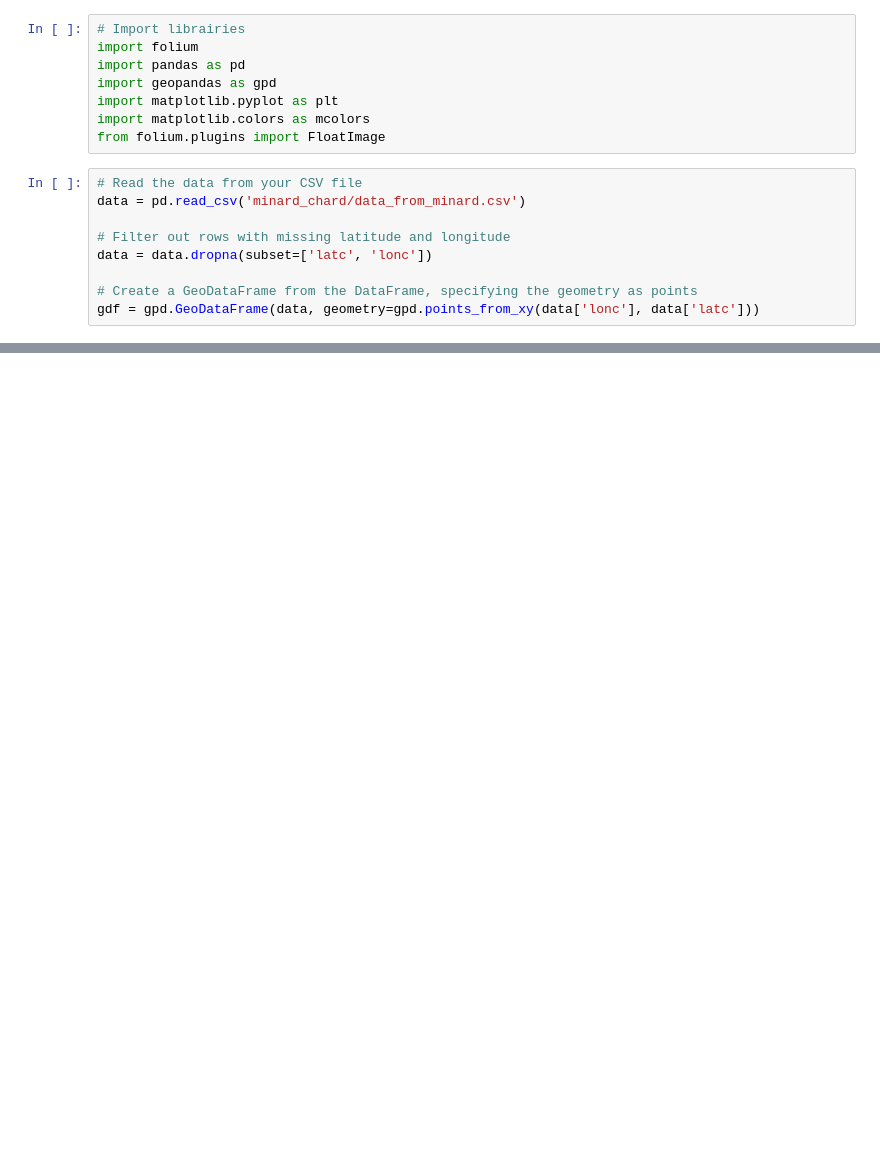
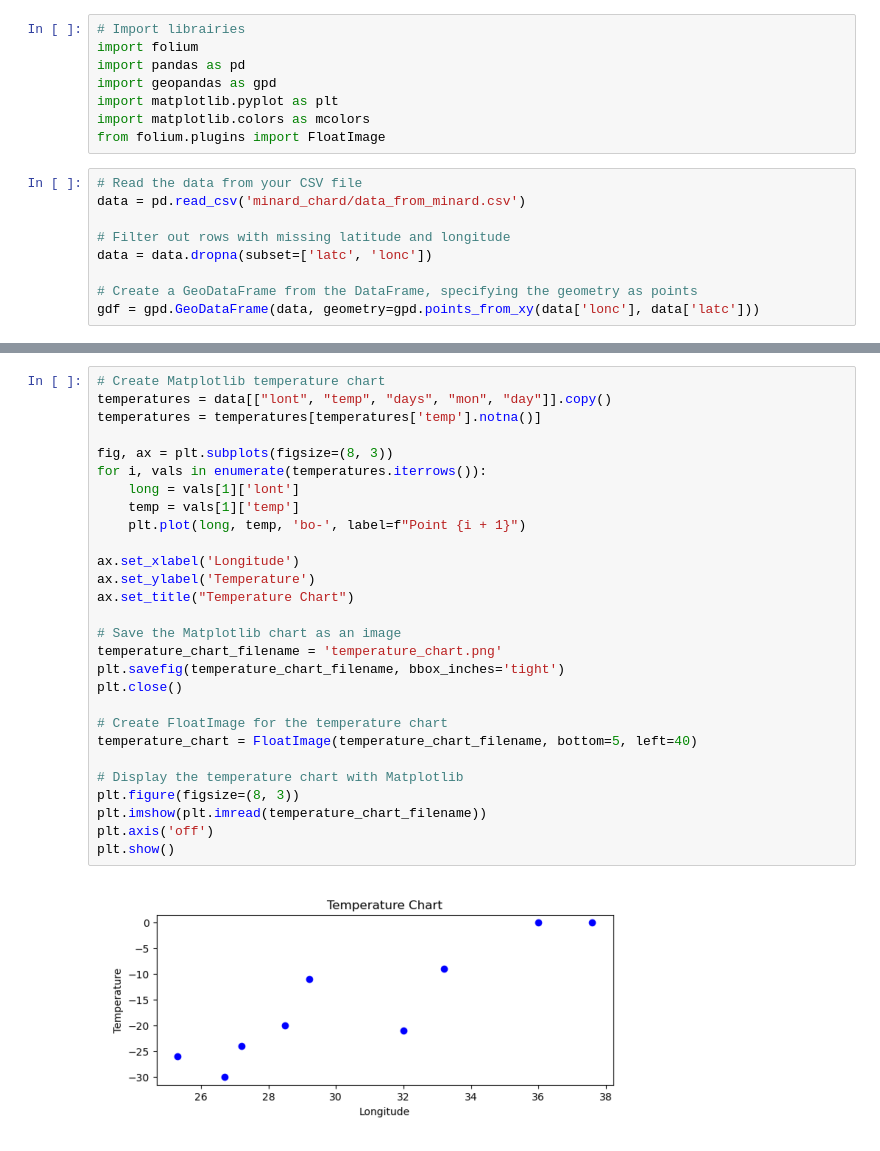
Before and after one commit to nalbert9/Tech, a Jupyter notebook: minard_chard.ipynb, the cells around one changed output, grey strips where cells are left out. Drawn from its saved outputs; the diff is of its cells as text; blank space fills up the shorter version.

Commit message:
Added temperature plot

```diff
--- a/minard_chard.ipynb
+++ b/minard_chard.ipynb
@@ -41,3 +41,33 @@ for index, row in gdf.iterrows():
 m
 # %% [output]
 [interactive output not drawn]
+# %%
+# Create Matplotlib temperature chart
+temperatures = data[["lont", "temp", "days", "mon", "day"]].copy()
+temperatures = temperatures[temperatures['temp'].notna()]
+
+fig, ax = plt.subplots(figsize=(8, 3))
+for i, vals in enumerate(temperatures.iterrows()):
+    long = vals[1]['lont']
+    temp = vals[1]['temp']
+    plt.plot(long, temp, 'bo-', label=f"Point {i + 1}")
+
+ax.set_xlabel('Longitude')
+ax.set_ylabel('Temperature')
+ax.set_title("Temperature Chart")
+
+# Save the Matplotlib chart as an image
+temperature_chart_filename = 'temperature_chart.png'
+plt.savefig(temperature_chart_filename, bbox_inches='tight')
+plt.close()
+
+# Create FloatImage for the temperature chart
+temperature_chart = FloatImage(temperature_chart_filename, bottom=5, left=40)
+
+# Display the temperature chart with Matplotlib
+plt.figure(figsize=(8, 3))
+plt.imshow(plt.imread(temperature_chart_filename))
+plt.axis('off')
+plt.show()
+# %% [output]
+[figure, added]
```
